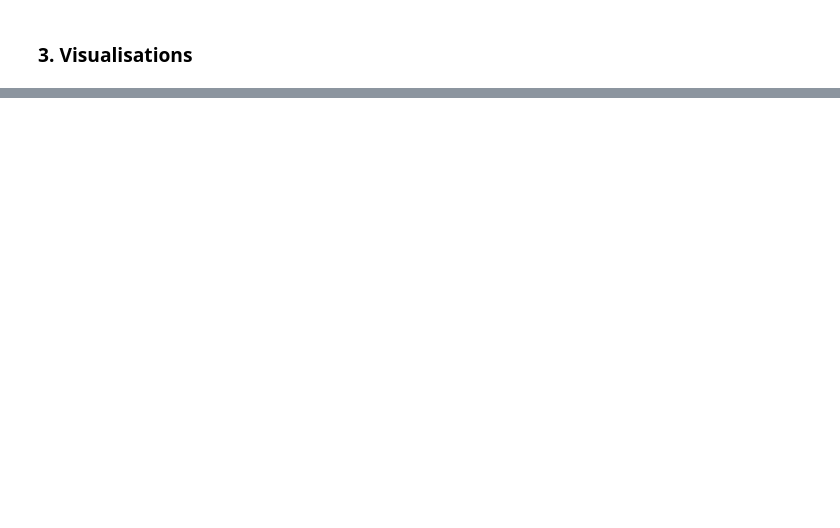
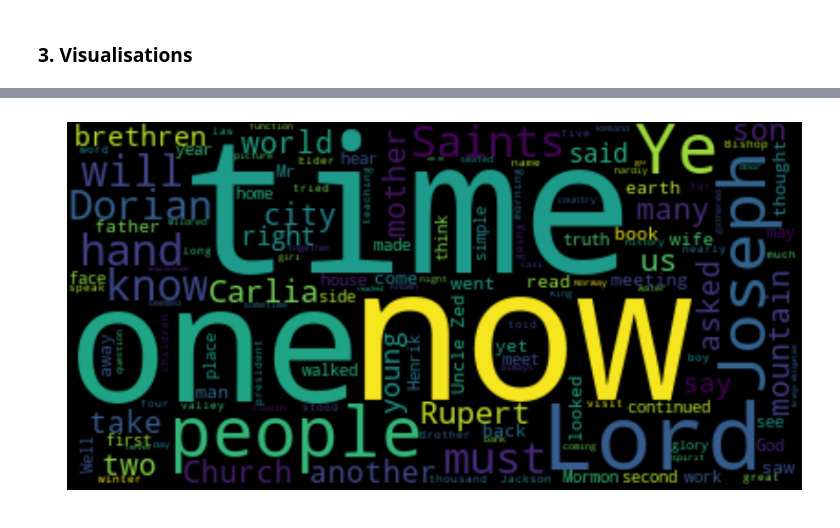
Before and after one commit to elenakhas/ProjectGutenberg-1, a Jupyter notebook: 2_Preprocessing/ProjectGutenberg_ProcessingEDA.ipynb, the cells around one changed output, grey strips where cells are left out. Saved outputs shown, nothing was run; the diff lists cells and outputs as text; code cells hidden in the pictures; blank space fills up the shorter version.

```diff
--- a/2_Preprocessing/ProjectGutenberg_ProcessingEDA.ipynb
+++ b/2_Preprocessing/ProjectGutenberg_ProcessingEDA.ipynb
@@ -178,0 +202,4 @@ def _makecloud():
+# %%
+utils_statsgenerator._makecloud(a4501_df["sentences"].sum())
+# %% [output]
+[figure, added]
```
Also changed, not shown: parts of 30 cells of this notebook, 12 other files.
